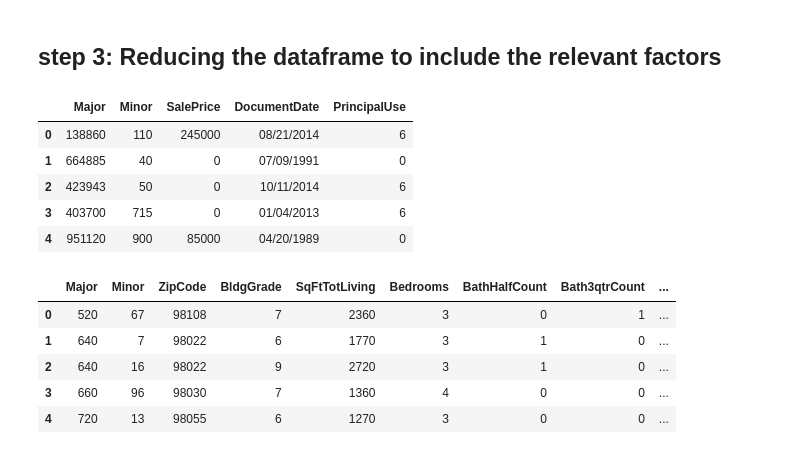
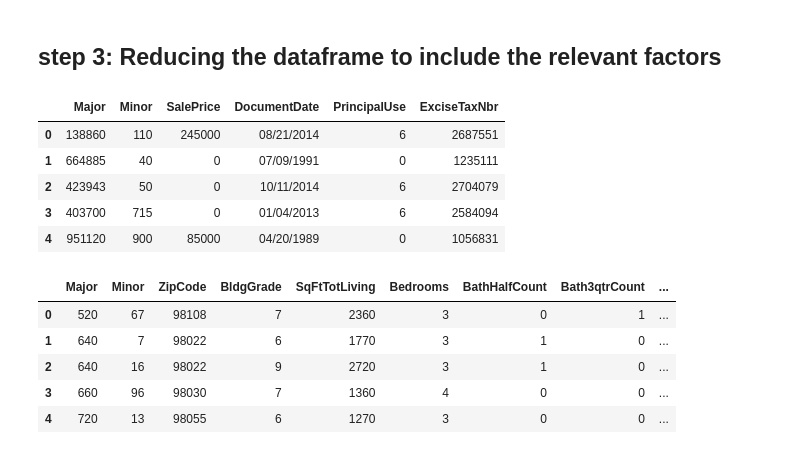
Before and after one commit to ericauuu/mod_1_project_seattle-ds-062419, a Jupyter notebook: data_inspection.ipynb, the cells around one changed output. Saved outputs shown, nothing was run; the diff lists cells and outputs as text; code cells hidden in the pictures.

```diff
--- a/data_inspection.ipynb
+++ b/data_inspection.ipynb
@@ -27,7 +21,7 @@ zip_ref.close()
 
 import pandas as pd
 
-sales_df = pd.read_csv('raw_data/EXTR_RPSale.csv')
+sales_df = pd.read_csv('raw_data/Real Property Sales.zip')
 sales_df.head()
 # %% [output]
 |  | ExciseTaxNbr | Major | Minor | DocumentDate | SalePrice | RecordingNbr | Volume | Page | PlatNbr | ... |
@@ -91,15 +85,15 @@ memory usage: 195.5+ MB
 # %% [markdown]
 ## step 3: Reducing the dataframe to include the relevant factors
 # %%
-sales_df = sales_df[['Major', 'Minor', 'SalePrice', 'DocumentDate', 'PrincipalUse']]
+sales_df = sales_df[['Major', 'Minor', 'SalePrice', 'DocumentDate', 'PrincipalUse','ExciseTaxNbr']]
 sales_df.head()
 # %% [output]
-|  | Major | Minor | SalePrice | DocumentDate | PrincipalUse |
-| 0 | 138860 | 110 | 245000 | 08/21/2014 | 6 |
-| 1 | 664885 | 40 | 0 | 07/09/1991 | 0 |
-| 2 | 423943 | 50 | 0 | 10/11/2014 | 6 |
-| 3 | 403700 | 715 | 0 | 01/04/2013 | 6 |
-| 4 | 951120 | 900 | 85000 | 04/20/1989 | 0 |
+|  | Major | Minor | SalePrice | DocumentDate | PrincipalUse | ExciseTaxNbr |
+| 0 | 138860 | 110 | 245000 | 08/21/2014 | 6 | 2687551 |
+| 1 | 664885 | 40 | 0 | 07/09/1991 | 0 | 1235111 |
+| 2 | 423943 | 50 | 0 | 10/11/2014 | 6 | 2704079 |
+| 3 | 403700 | 715 | 0 | 01/04/2013 | 6 | 2584094 |
+| 4 | 951120 | 900 | 85000 | 04/20/1989 | 0 | 1056831 |
 # %%
 bldg_df = bldg_df[['Major', 'Minor', 'ZipCode', 'BldgGrade', 'SqFtTotLiving', 'Bedrooms', 'BathHalfCount',
                    'Bath3qtrCount', 'BathFullCount', 'YrBuilt', 'YrRenovated']]
```
Also changed, not shown: parts of 57 cells of this notebook.
